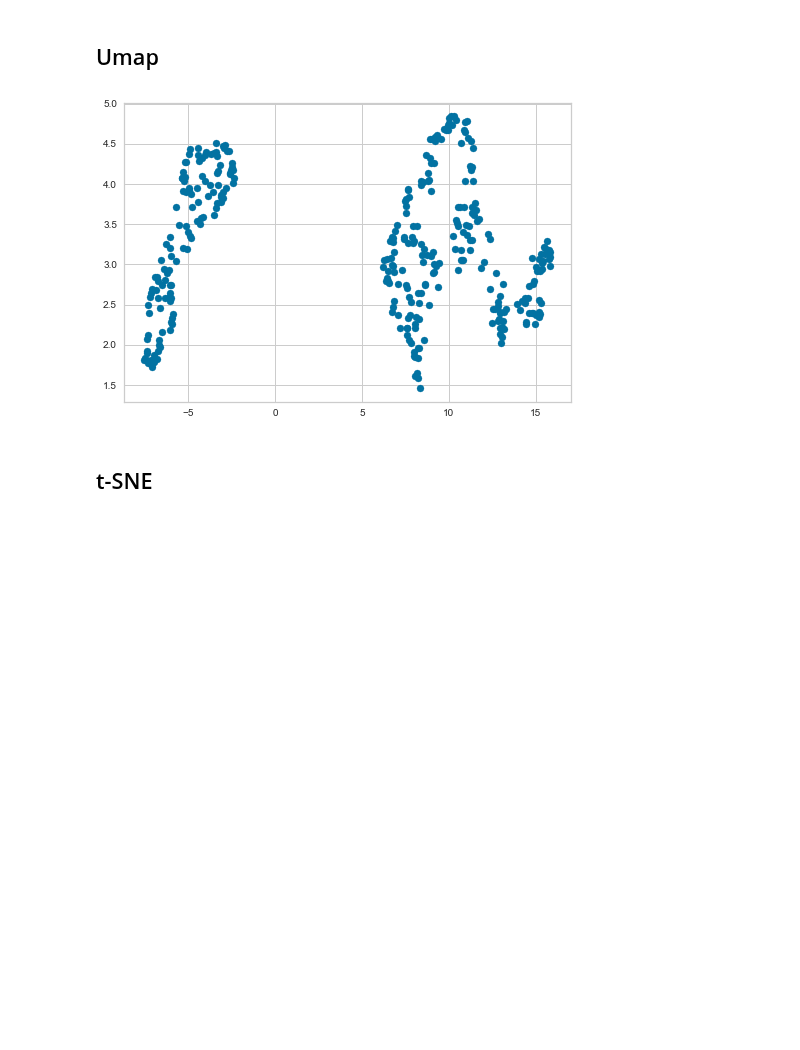
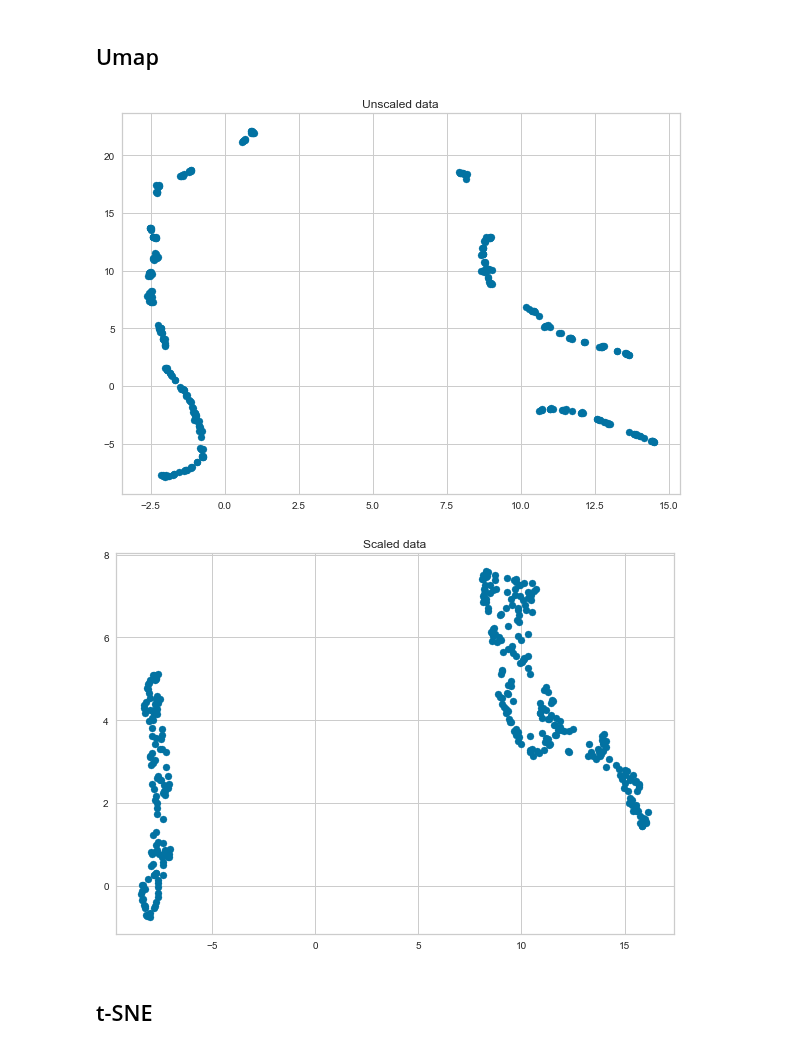
Before and after one commit to mogg3/applied-ai, a Jupyter notebook: Uppgift2/notebooks/clustering.ipynb, the cells around one changed output. Cells and saved outputs as stored; diff of their text form; code cells hidden in the pictures; blank space fills up the shorter version.

```diff
--- a/Uppgift2/notebooks/clustering.ipynb
+++ b/Uppgift2/notebooks/clustering.ipynb
@@ -122,15 +124,25 @@ scaled_data = scaler.fit_transform(data)
 ## Umap
 # %%
 import umap
+
+reducer = umap.UMAP()
+umap_components = reducer.fit_transform(data)
+
+plt.figure(figsize=(10,7))
+plt.scatter(umap_components[:, 0], umap_components[:, 1])
+plt.title('Unscaled data')
+plt.show()
 
 reducer = umap.UMAP()
 umap_components = reducer.fit_transform(scaled_data)
 
 plt.figure(figsize=(10,7))
 plt.scatter(umap_components[:, 0], umap_components[:, 1])
+plt.title('Scaled data')
 plt.show()
 # %% [output]
-[figure, old version]
+[figure, new version]
+[figure, added]
 # %% [markdown]
 ## t-SNE
 # %%
```
Also changed, not shown: parts of 5 cells of this notebook, 2 other files.
